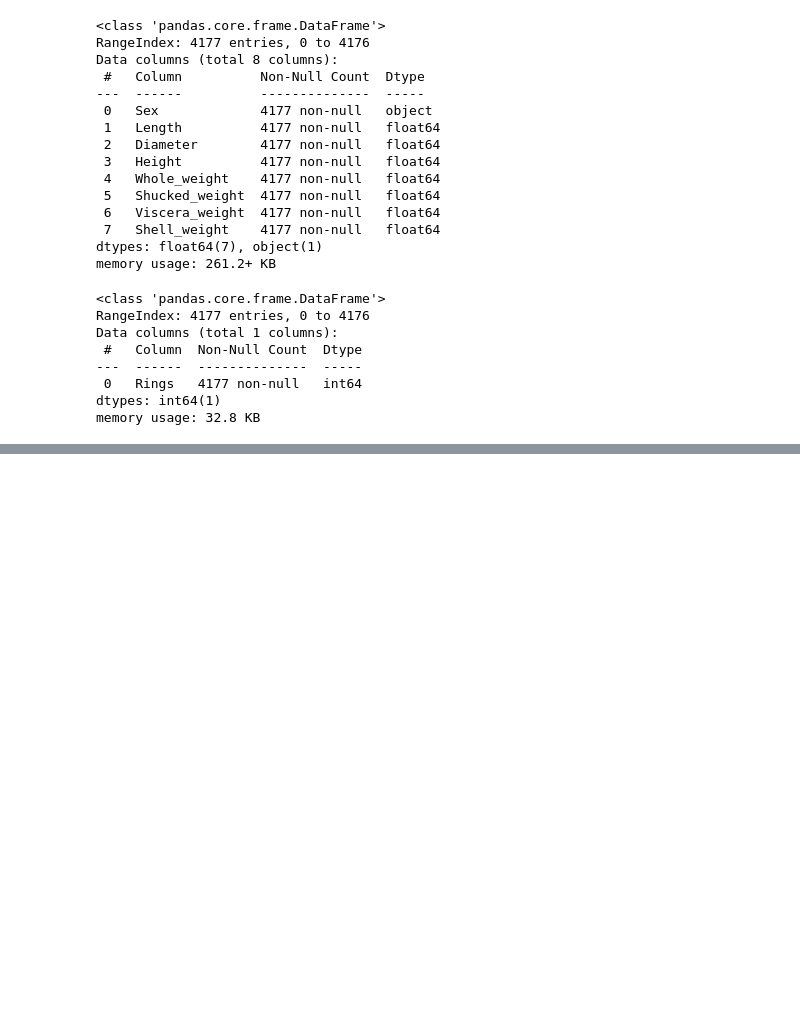
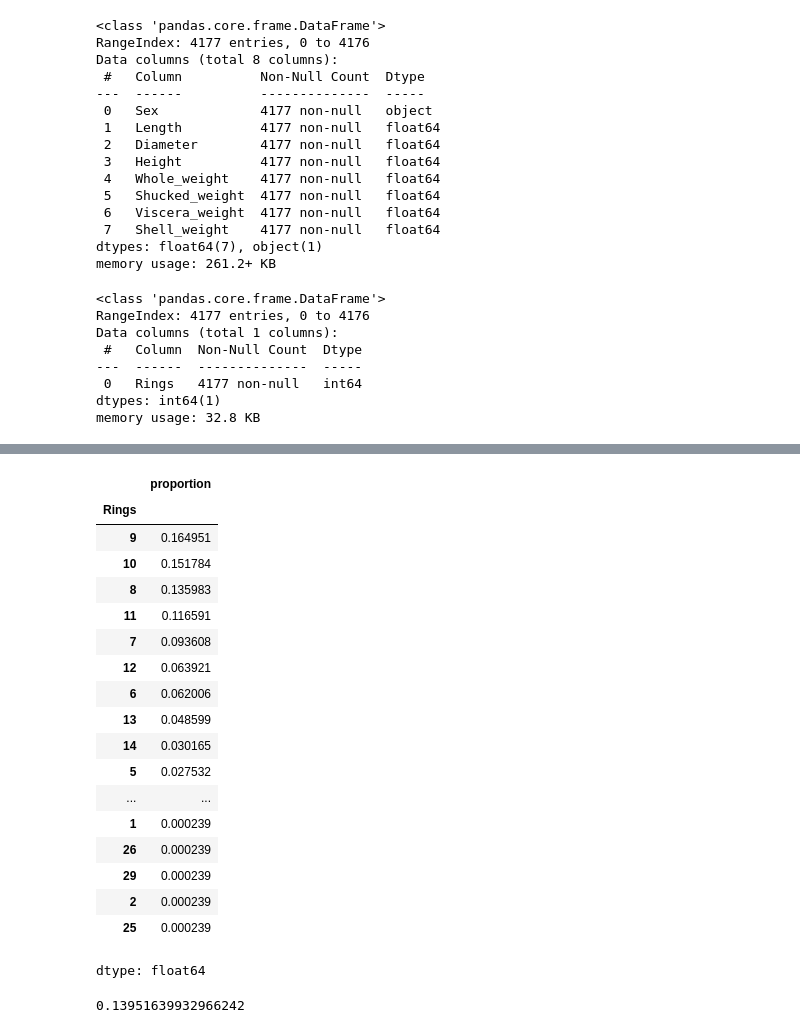
Before and after one commit to tylerscott3/CS290, a Jupyter notebook: AbaloneAge.ipynb, the cells around one changed output, grey strips where cells are left out. Drawn from its saved outputs; the diff is of its cells as text; code cells hidden in the pictures; blank space fills up the shorter version.

```diff
--- a/AbaloneAge.ipynb
+++ b/AbaloneAge.ipynb
@@ -81,0 +131,27 @@ memory usage: 32.8 KB
+# %%
+priors = y["Rings"].value_counts( normalize=True )
+priors
+# %% [output]
+|  | proportion |
+| Rings |  |
+| 9 | 0.164951 |
+| 10 | 0.151784 |
+| 8 | 0.135983 |
+| 11 | 0.116591 |
+| 7 | 0.093608 |
+| 12 | 0.063921 |
+| 6 | 0.062006 |
+| 13 | 0.048599 |
+| 14 | 0.030165 |
+| 5 | 0.027532 |
+| ... | ... |
+| 1 | 0.000239 |
+| 26 | 0.000239 |
+| 29 | 0.000239 |
+| 2 | 0.000239 |
+| 25 | 0.000239 |
+dtype: float64
+# %%
+X["Height"].mean()
+# %% [output]
+0.13951639932966242
```
Also changed, not shown: parts of 8 cells of this notebook.
